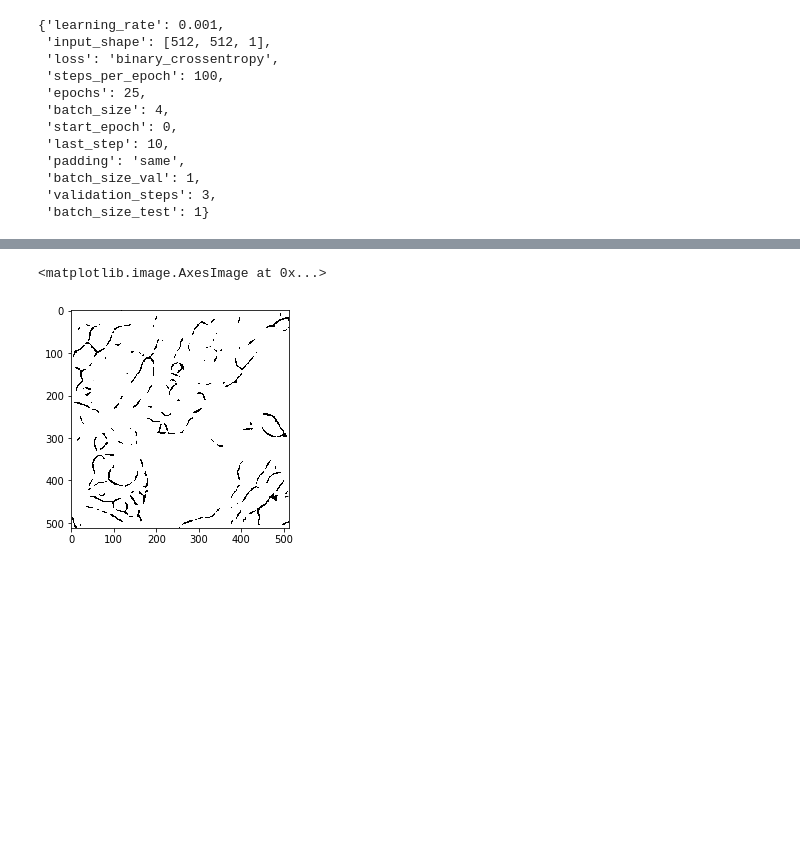
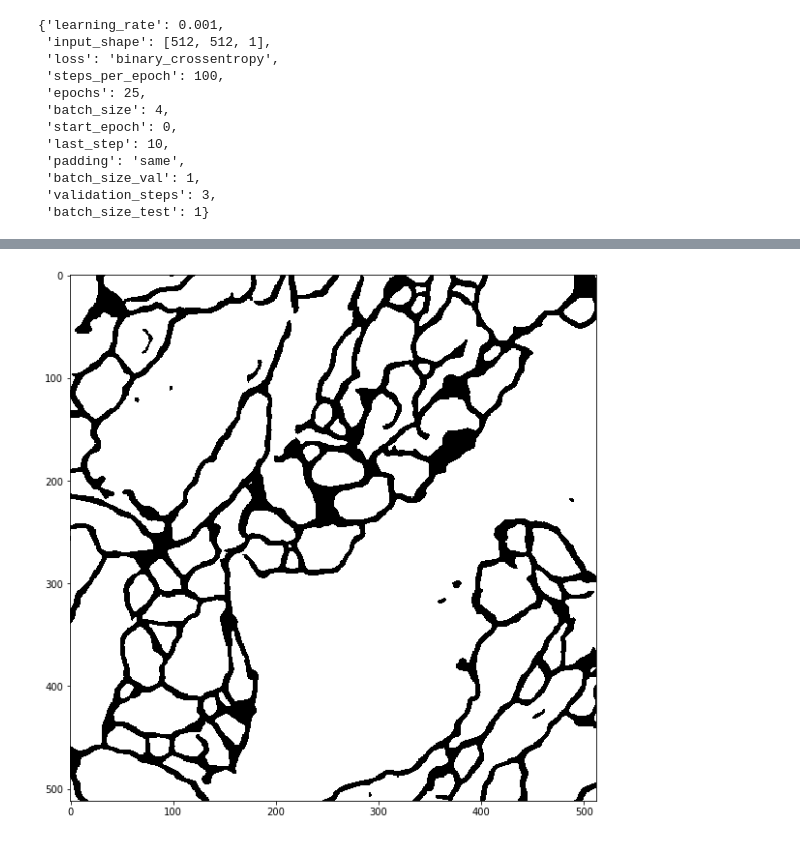
Before and after one commit to ilyarudyak/cs230_project_keras, a Jupyter notebook: isbi_challenge/training_v1.ipynb, the cells around one changed output, grey strips where cells are left out. Cells and saved outputs as stored; diff of their text form; code cells hidden in the pictures; blank space fills up the shorter version.

```diff
--- a/isbi_challenge/training_v1.ipynb
+++ b/isbi_challenge/training_v1.ipynb
@@ -56,7 +60,7 @@ plt.imshow(test_img.reshape(512, 512), cmap='gray');
 # %%
 test_mask = np.array(Image.open('experiments/initial_model/test-volume-masks.tif'))
 # %%
+plt.figure(figsize=(10, 10));
 plt.imshow(test_mask, cmap='gray');
 # %% [output]
-<matplotlib.image.AxesImage at 0x...>
-[figure, old version]
+[figure, new version]
```
Also changed, not shown: parts of 12 cells of this notebook, 13 other files.
